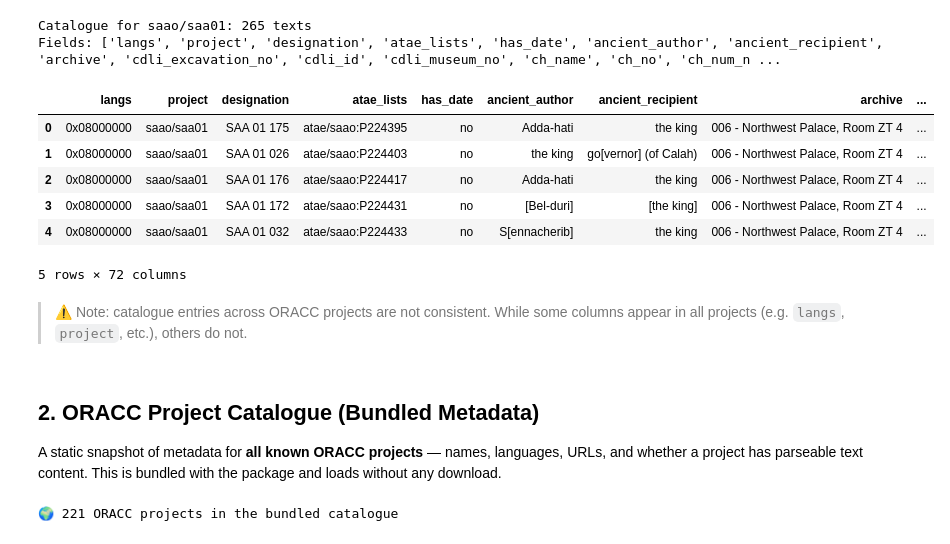
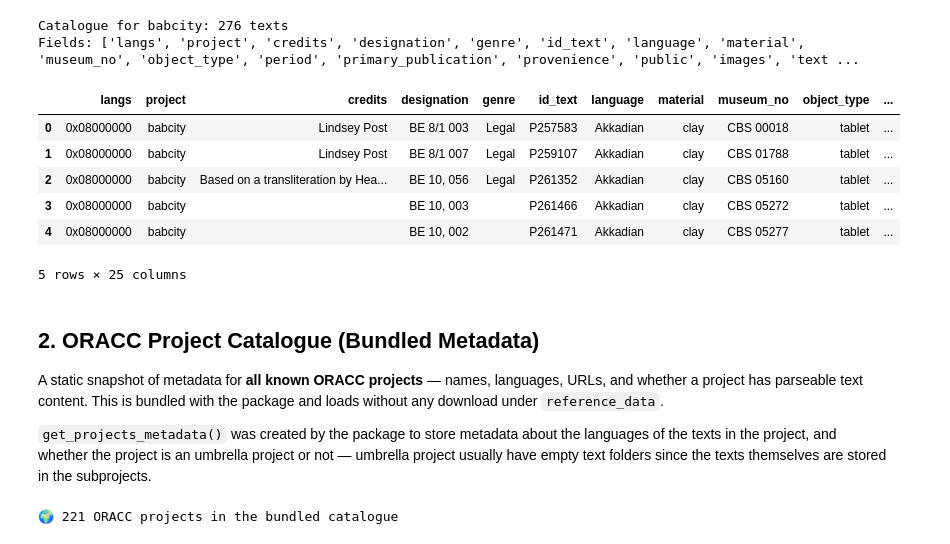
Before and after one commit to shaharspencer/oracc-parser, a Jupyter notebook: notebooks/02_reference_data.ipynb, the cells around one changed output. Saved outputs shown, nothing was run; the diff lists cells and outputs as text; code cells hidden in the pictures.

Commit message:
correct and add csvs, metadata

```diff
--- a/notebooks/02_reference_data.ipynb
+++ b/notebooks/02_reference_data.ipynb
@@ -89,28 +74,28 @@ display(matches)
 # %%
 # Load and inspect a specific project's catalogue
-PROJECT = "saao/saa01"
+PROJECT = "babcity"
 slug = PROJECT.replace("/", "-")
 
 catalogue = load_project_catalogue(CATALOGUE_DIR / f"{slug}.csv")
 print(f"Catalogue for {PROJECT}: {len(catalogue)} texts")
 print(f"Fields: {list(catalogue.columns)}")
 display(catalogue.head())
 # %% [output]
-Catalogue for saao/saa01: 265 texts
-Fields: ['langs', 'project', 'designation', 'atae_lists', 'has_date', 'ancient_author', 'ancient_recipient', 'archive', 'cdli_excavation_no', 'cdli_id', 'cdli_museum_no', 'ch_name', 'ch_no', 'ch_num_n ...
+Catalogue for babcity: 276 texts
+Fields: ['langs', 'project', 'credits', 'designation', 'genre', 'id_text', 'language', 'material', 'museum_no', 'object_type', 'period', 'primary_publication', 'provenience', 'public', 'images', 'text ...
-|  | langs | project | designation | atae_lists | has_date | ancient_author | ancient_recipient | archive | ... |
-| 0 | 0x08000000 | saao/saa01 | SAA 01 175 | atae/saao:P224395 | no | Adda-hati | the king | 006 - Northwest Palace, Room ZT 4 | ... |
-| 1 | 0x08000000 | saao/saa01 | SAA 01 026 | atae/saao:P224403 | no | the king | go[vernor] (of Calah) | 006 - Northwest Palace, Room ZT 4 | ... |
-| 2 | 0x08000000 | saao/saa01 | SAA 01 176 | atae/saao:P224417 | no | Adda-hati | the king | 006 - Northwest Palace, Room ZT 4 | ... |
-| 3 | 0x08000000 | saao/saa01 | SAA 01 172 | atae/saao:P224431 | no | [Bel-duri] | [the king] | 006 - Northwest Palace, Room ZT 4 | ... |
-| 4 | 0x08000000 | saao/saa01 | SAA 01 032 | atae/saao:P224433 | no | S[ennacherib] | the king | 006 - Northwest Palace, Room ZT 4 | ... |
+|  | langs | project | credits | designation | genre | id_text | language | material | museum_no | object_type | ... |
+| 0 | 0x08000000 | babcity | Lindsey Post | BE 8/1 003 | Legal | P257583 | Akkadian | clay | CBS 00018 | tablet | ... |
+| 1 | 0x08000000 | babcity | Lindsey Post | BE 8/1 007 | Legal | P259107 | Akkadian | clay | CBS 01788 | tablet | ... |
+| 2 | 0x08000000 | babcity | Based on a transliteration by Hea... | BE 10, 056 | Legal | P261352 | Akkadian | clay | CBS 05160 | tablet | ... |
+| 3 | 0x08000000 | babcity |  | BE 10, 003 |  | P261466 | Akkadian | clay | CBS 05272 | tablet | ... |
+| 4 | 0x08000000 | babcity |  | BE 10, 002 |  | P261471 | Akkadian | clay | CBS 05277 | tablet | ... |
-5 rows × 72 columns
+5 rows × 25 columns
-# %% [markdown]
-> ⚠️ Note: catalogue entries across ORACC projects are not consistent. While some columns appear in all projects (e.g. `langs`, `project`, etc.), others do not.
 # %% [markdown]
 ## 2. ORACC Project Catalogue (Bundled Metadata)
 
-A static snapshot of metadata for **all known ORACC projects** — names, languages, URLs, and whether a project has parseable text content. This is bundled with the package and loads without any download.
+A static snapshot of metadata for **all known ORACC projects** — names, languages, URLs, and whether a project has parseable text content. This is bundled with the package and loads without any download under `reference_data`.
+
+`get_projects_metadata()` was created by the package to store metadata about the languages of the texts in the project, and whether the project is an umbrella project or not — umbrella project usually have empty text folders since the texts themselves are stored in the subprojects.
 # %%
 projects = reference_data.get_projects_metadata()
 print(f"🌍 {len(projects)} ORACC projects in the bundled catalogue")
```
Also changed, not shown: parts of 9 cells of this notebook, 42 other files.
